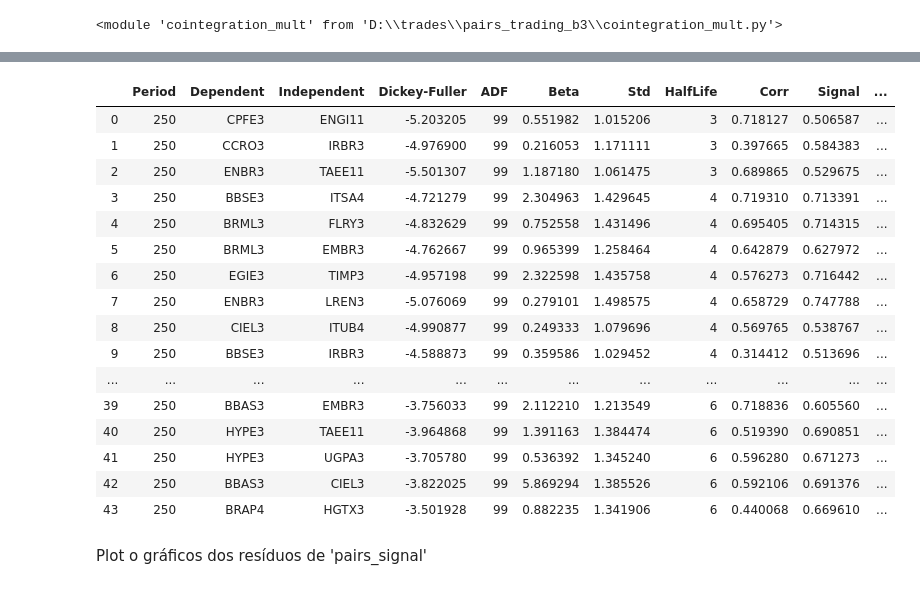
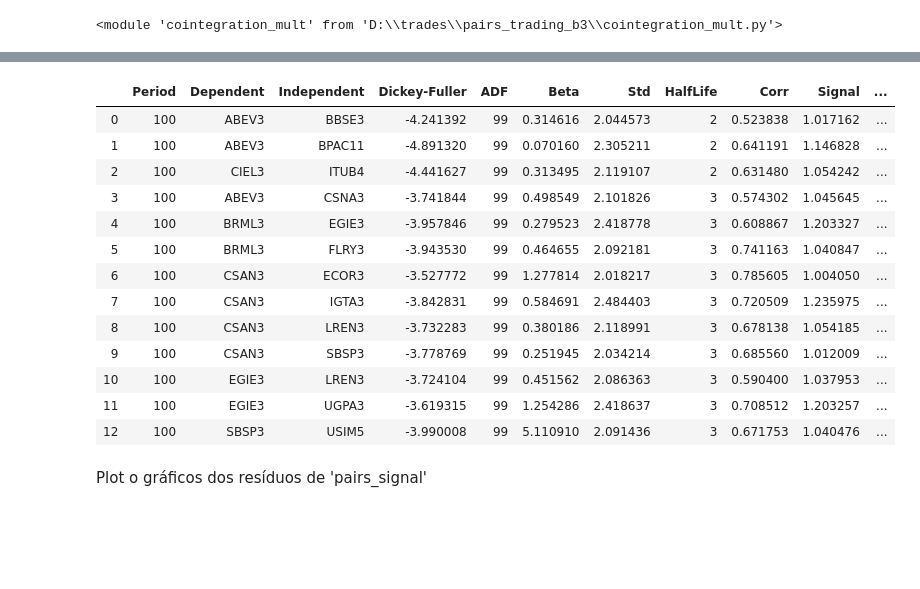
Before and after one commit to andreolvgomes/long-short-by-cointegration, a Jupyter notebook: Analysis-Pairs-Mult.ipynb, the cells around one changed output, grey strips where cells are left out. Saved outputs shown, nothing was run; the diff lists cells and outputs as text; code cells hidden in the pictures; blank space fills up the shorter version.

```diff
--- a/Analysis-Pairs-Mult.ipynb
+++ b/Analysis-Pairs-Mult.ipynb
@@ -54,34 +55,39 @@ pairs
 # %%
-#(pairs['Signal'] >= 1) \
-#& (pairs['Signal'] <= 1.2) \
+"""
+pairs_signal = pairs.loc[
+    (pairs['Signal'] >= 1) \
+    & (pairs['Signal'] <= 1.2) \
+    & (pairs['PeriodQt'] >= 9) \
+    & (pairs['ADF'] >= 99) \
+    & (pairs['HalfLife'] <= 6) \
+].sort_values(by=['HalfLife'], ascending=True).copy()
+pairs_signal.reset_index(drop=True, inplace=True)
+pairs_signal"""
 
 pairs_signal = pairs.loc[
-    (pairs['Std'] >= 1) \
-    & (pairs['Std'] <= 1.5) \
+    (pairs['Std'] >= 2) \
+    & (pairs['Std'] <= 2.5) \
     & (pairs['PeriodQt'] >= 9) \
     & (pairs['ADF'] >= 99) \
     & (pairs['HalfLife'] <= 6) \
 ].sort_values(by=['HalfLife'], ascending=True).copy()
 pairs_signal.reset_index(drop=True, inplace=True)
 pairs_signal
 # %% [output]
 |  | Period | Dependent | Independent | Dickey-Fuller | ADF | Beta | Std | HalfLife | Corr | Signal | ... |
-| 0 | 250 | CPFE3 | ENGI11 | -5.203205 | 99 | 0.551982 | 1.015206 | 3 | 0.718127 | 0.506587 | ... |
-| 1 | 250 | CCRO3 | IRBR3 | -4.976900 | 99 | 0.216053 | 1.171111 | 3 | 0.397665 | 0.584383 | ... |
-| 2 | 250 | ENBR3 | TAEE11 | -5.501307 | 99 | 1.187180 | 1.061475 | 3 | 0.689865 | 0.529675 | ... |
-| 3 | 250 | BBSE3 | ITSA4 | -4.721279 | 99 | 2.304963 | 1.429645 | 4 | 0.719310 | 0.713391 | ... |
-| 4 | 250 | BRML3 | FLRY3 | -4.832629 | 99 | 0.752558 | 1.431496 | 4 | 0.695405 | 0.714315 | ... |
-| 5 | 250 | BRML3 | EMBR3 | -4.762667 | 99 | 0.965399 | 1.258464 | 4 | 0.642879 | 0.627972 | ... |
-| 6 | 250 | EGIE3 | TIMP3 | -4.957198 | 99 | 2.322598 | 1.435758 | 4 | 0.576273 | 0.716442 | ... |
-| 7 | 250 | ENBR3 | LREN3 | -5.076069 | 99 | 0.279101 | 1.498575 | 4 | 0.658729 | 0.747788 | ... |
-| 8 | 250 | CIEL3 | ITUB4 | -4.990877 | 99 | 0.249333 | 1.079696 | 4 | 0.569765 | 0.538767 | ... |
-| 9 | 250 | BBSE3 | IRBR3 | -4.588873 | 99 | 0.359586 | 1.029452 | 4 | 0.314412 | 0.513696 | ... |
-| ... | ... | ... | ... | ... | ... | ... | ... | ... | ... | ... | ... |
-| 39 | 250 | BBAS3 | EMBR3 | -3.756033 | 99 | 2.112210 | 1.213549 | 6 | 0.718836 | 0.605560 | ... |
-| 40 | 250 | HYPE3 | TAEE11 | -3.964868 | 99 | 1.391163 | 1.384474 | 6 | 0.519390 | 0.690851 | ... |
-| 41 | 250 | HYPE3 | UGPA3 | -3.705780 | 99 | 0.536392 | 1.345240 | 6 | 0.596280 | 0.671273 | ... |
-| 42 | 250 | BBAS3 | CIEL3 | -3.822025 | 99 | 5.869294 | 1.385526 | 6 | 0.592106 | 0.691376 | ... |
-| 43 | 250 | BRAP4 | HGTX3 | -3.501928 | 99 | 0.882235 | 1.341906 | 6 | 0.440068 | 0.669610 | ... |
+| 0 | 100 | ABEV3 | BBSE3 | -4.241392 | 99 | 0.314616 | 2.044573 | 2 | 0.523838 | 1.017162 | ... |
+| 1 | 100 | ABEV3 | BPAC11 | -4.891320 | 99 | 0.070160 | 2.305211 | 2 | 0.641191 | 1.146828 | ... |
+| 2 | 100 | CIEL3 | ITUB4 | -4.441627 | 99 | 0.313495 | 2.119107 | 2 | 0.631480 | 1.054242 | ... |
+| 3 | 100 | ABEV3 | CSNA3 | -3.741844 | 99 | 0.498549 | 2.101826 | 3 | 0.574302 | 1.045645 | ... |
+| 4 | 100 | BRML3 | EGIE3 | -3.957846 | 99 | 0.279523 | 2.418778 | 3 | 0.608867 | 1.203327 | ... |
+| 5 | 100 | BRML3 | FLRY3 | -3.943530 | 99 | 0.464655 | 2.092181 | 3 | 0.741163 | 1.040847 | ... |
+| 6 | 100 | CSAN3 | ECOR3 | -3.527772 | 99 | 1.277814 | 2.018217 | 3 | 0.785605 | 1.004050 | ... |
+| 7 | 100 | CSAN3 | IGTA3 | -3.842831 | 99 | 0.584691 | 2.484403 | 3 | 0.720509 | 1.235975 | ... |
+| 8 | 100 | CSAN3 | LREN3 | -3.732283 | 99 | 0.380186 | 2.118991 | 3 | 0.678138 | 1.054185 | ... |
+| 9 | 100 | CSAN3 | SBSP3 | -3.778769 | 99 | 0.251945 | 2.034214 | 3 | 0.685560 | 1.012009 | ... |
+| 10 | 100 | EGIE3 | LREN3 | -3.724104 | 99 | 0.451562 | 2.086363 | 3 | 0.590400 | 1.037953 | ... |
+| 11 | 100 | EGIE3 | UGPA3 | -3.619315 | 99 | 1.254286 | 2.418637 | 3 | 0.708512 | 1.203257 | ... |
+| 12 | 100 | SBSP3 | USIM5 | -3.990008 | 99 | 5.110910 | 2.091436 | 3 | 0.671753 | 1.040476 | ... |
 # %% [markdown]
 Plot o gráficos dos resíduos de 'pairs_signal'
 # %%
```
Also changed, not shown: parts of 12 cells of this notebook, 6 other files.
